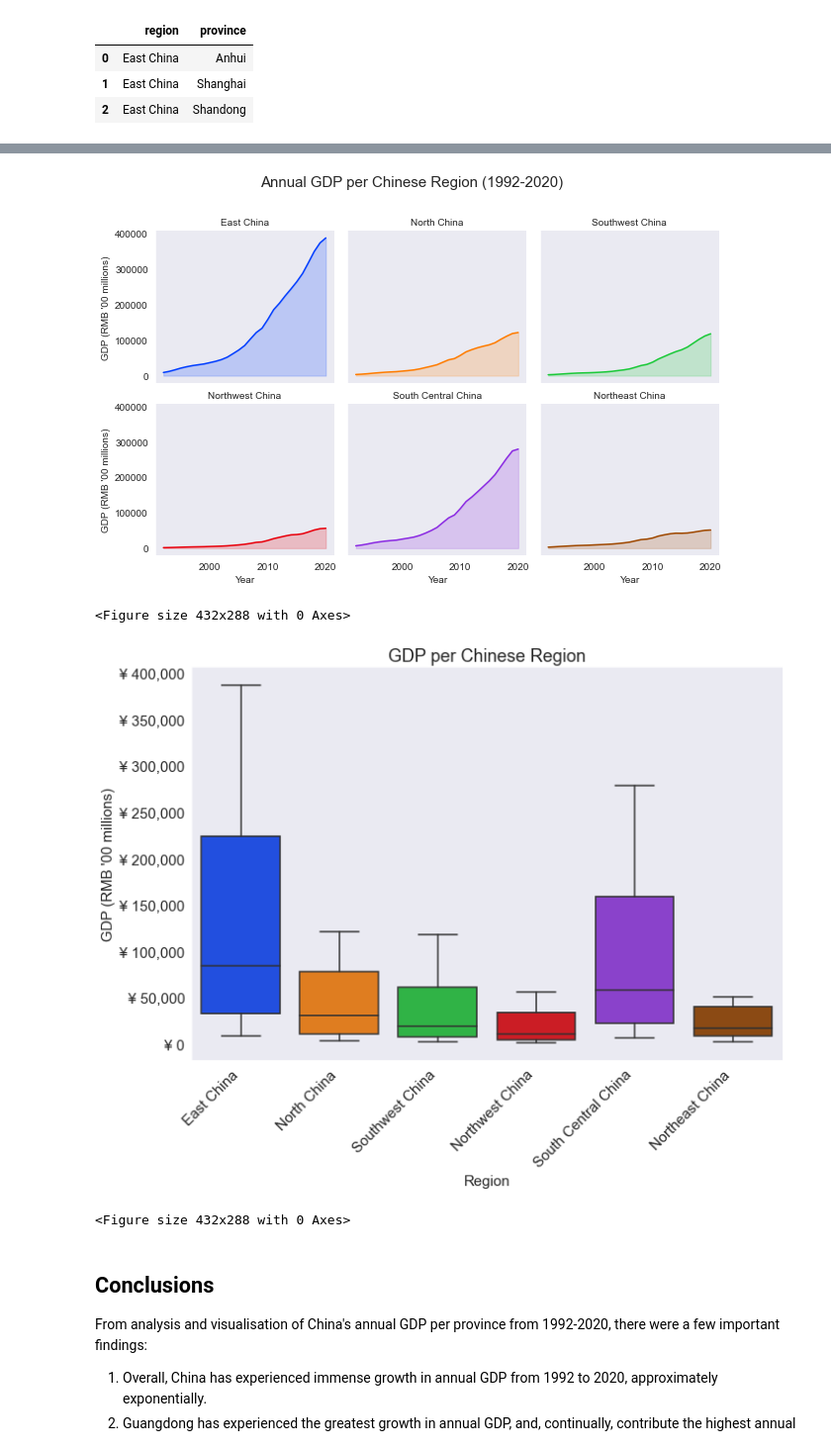
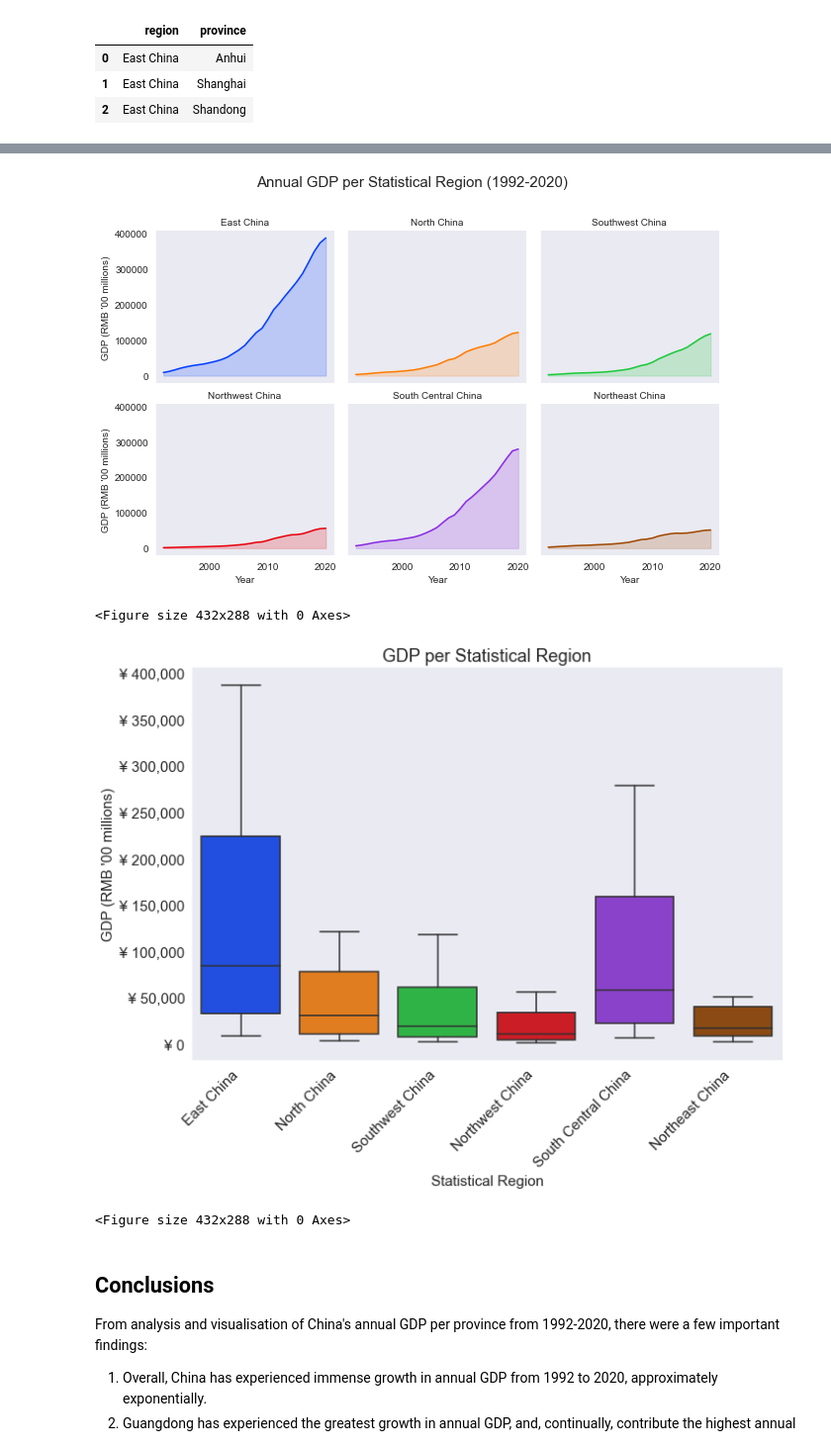
Before and after one commit to henrylin03/china-gdp, a Jupyter notebook: china_province_gdp.ipynb, the cells around one changed output, grey strips where cells are left out. Shown at 99% size. Drawn from its saved outputs; the diff is of its cells as text; code cells hidden in the pictures.

Commit message:
edit main jupyter to refer to 'statistical regions' to prevent confusion with provincial-level _regions_

```diff
--- a/china_province_gdp.ipynb
+++ b/china_province_gdp.ipynb
@@ -300,7 +300,9 @@ regions_composition.head(3)
 regions_merge['gdp_total'] = regions_merge.groupby(['region', 'year'])\
                                 .gdp.transform('sum')
 
-gdp_regions = regions_merge[['region', 'year', 'gdp_total']].drop_duplicates()
+gdp_regions = regions_merge[['region', 'year', 'gdp_total']]\
+                .drop_duplicates()\
+                .rename(columns={'region':'statistical_region'})
 
 gdp_regions.head()
 # %% [output]
@@ -314,14 +316,14 @@ gdp_regions.head()
 sns.set_style('dark')
 sns.set_palette('bright')
 
-grid = sns.FacetGrid(gdp_regions, col='region', hue='region', col_wrap=3, )
+grid = sns.FacetGrid(gdp_regions, col='statistical_region', hue='statistical_region', col_wrap=3, )
 grid.map(plt.plot, 'year', 'gdp_total')
 grid.map(plt.fill_between, 'year', 'gdp_total', alpha=0.2)\
     .set_titles('{col_name}', fontsize=20)
 
 plt.subplots_adjust(top=0.85)
 
-grid.fig.suptitle('Annual GDP per Chinese Region (1992-2020)', fontsize=15)
+grid.fig.suptitle('Annual GDP per Statistical Region (1992-2020)', fontsize=15)
 
 grid.set_xlabels('Year')
 grid.set_ylabels('GDP (RMB \'00 millions)')
@@ -330,32 +332,32 @@ plt.show()
 
 plt.clf()
 # %% [output]
-[figure, old version]
+[figure, new version]
 <Figure size 432x288 with 0 Axes>
 # %%
 plt.figure(figsize=(10,8))
 
-axbp = sns.boxplot(data=gdp_regions, x='region', y='gdp_total')
-axbp.set_xlabel('Region', fontsize=15)
+axbp = sns.boxplot(data=gdp_regions, x='statistical_region', y='gdp_total')
+axbp.set_xlabel('Statistical Region', fontsize=15)
 axbp.set_ylabel('GDP (RMB \'00 millions)', fontsize=15)
-axbp.set_title('GDP per Chinese Region', fontsize=18)
+axbp.set_title('GDP per Statistical Region', fontsize=18)
 
 # formatting y-axis to include commas
 fmt = '¥ {x:,.0f}'
 tick = mtick.StrMethodFormatter(fmt)
 axbp.yaxis.set_major_formatter(tick)
 
 # rotating x-labels as they overlap
 axbp.set_xticklabels(axbp.get_xticklabels(), rotation=45, ha='right')
 axbp.tick_params(labelsize=15)
 
 plt.tight_layout()
 
 plt.show()
 
 plt.clf()
 # %% [output]
-[figure, old version]
+[figure, new version]
 <Figure size 432x288 with 0 Axes>
 # %% [markdown]
 ## Conclusions
```
Also changed, not shown: parts of 1 cell of this notebook.
